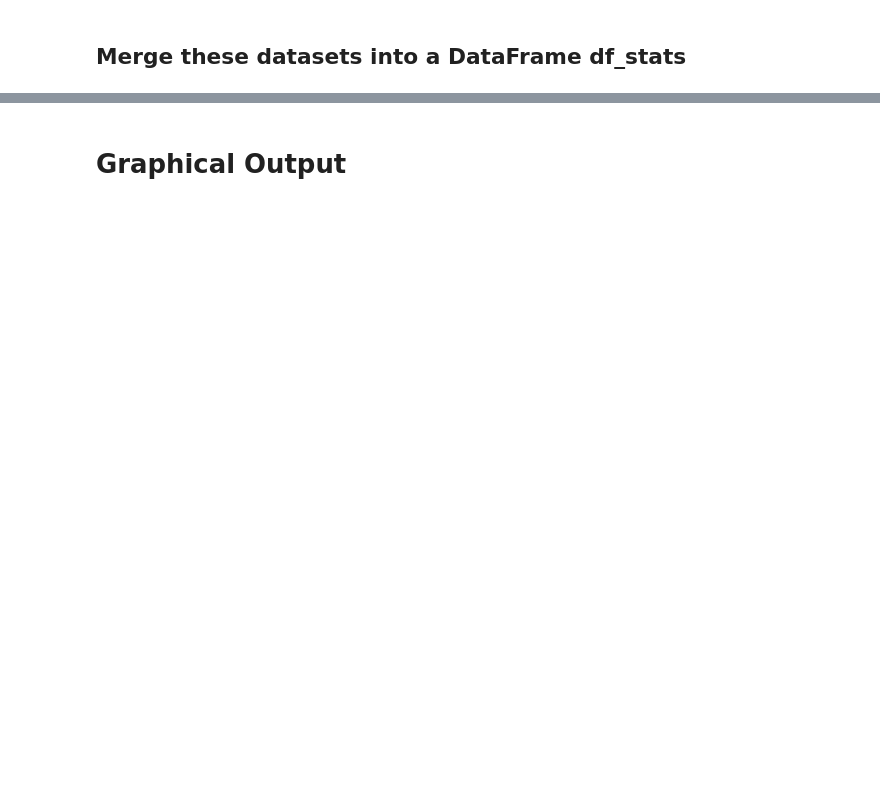
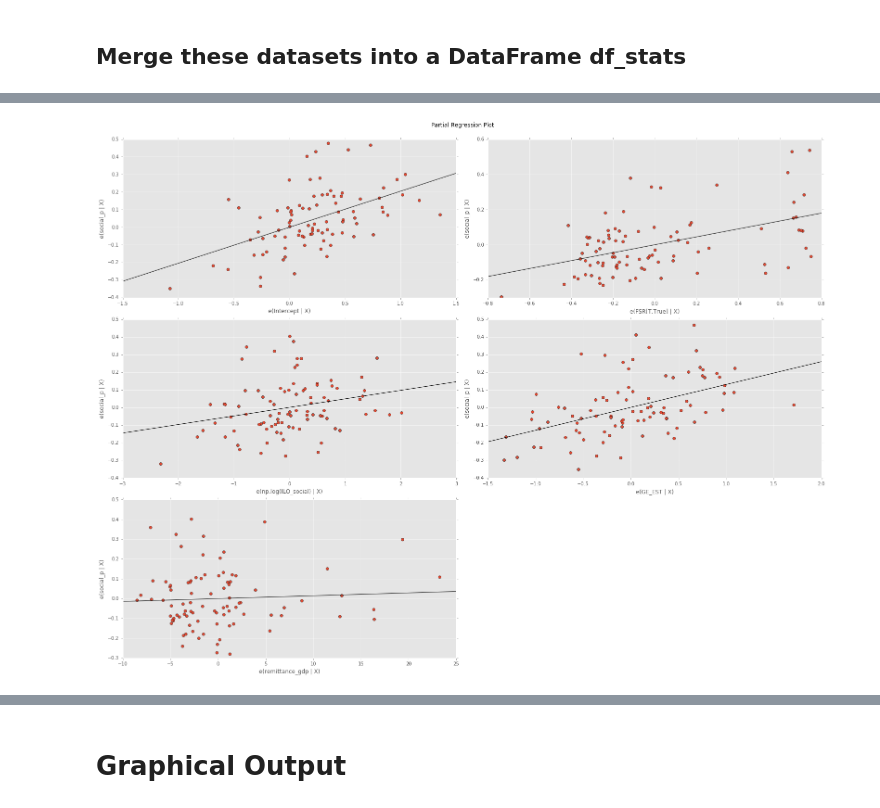
Before and after one commit to adrivsh/wb_social_transfers, a Jupyter notebook: social protection and governance analysis.ipynb, the cells around one changed output, grey strips where cells are left out. Cells and saved outputs as stored; diff of their text form; code cells hidden in the pictures; blank space fills up the shorter version.

```diff
--- a/social protection and governance analysis.ipynb
+++ b/social protection and governance analysis.ipynb
@@ -290,0 +183,4 @@ OLS Regression Results
+# %%
+formula2='social_p ~ np.log(ILO_social) + GE_EST + remittance_gdp + FSR'
+regress_p2 = smf.ols(formula=formula2, data=df_stats).fit()
+regress_p2.summary()
@@ -290,0 +208,6 @@ OLS Regression Results
+# %%
+fig=plt.figure(figsize=(22,17))
+plot = sm.graphics.plot_partregress_grid(regress_p2, fig=fig)
+fig.savefig('regress_p2.pdf', format = 'pdf')
+# %% [output]
+[figure, added]
```
Also changed, not shown: parts of 72 cells of this notebook.
